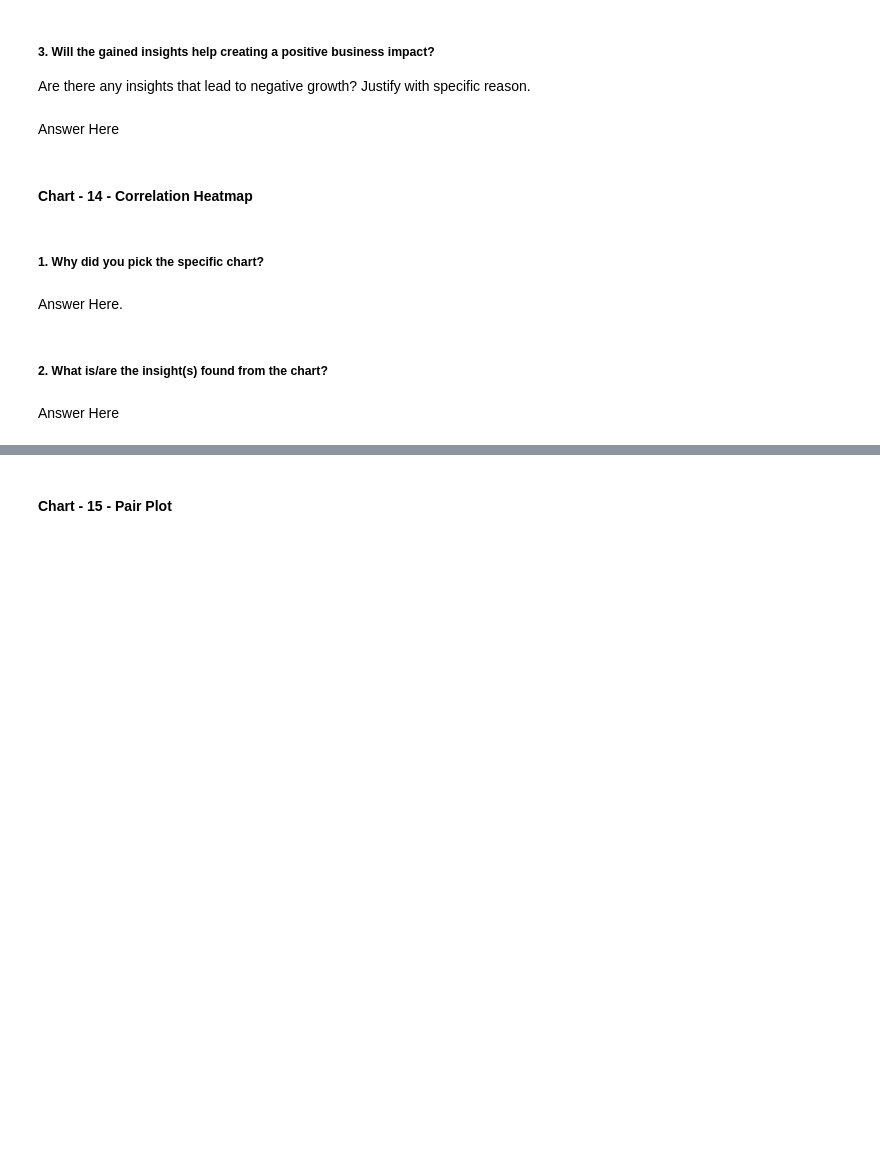
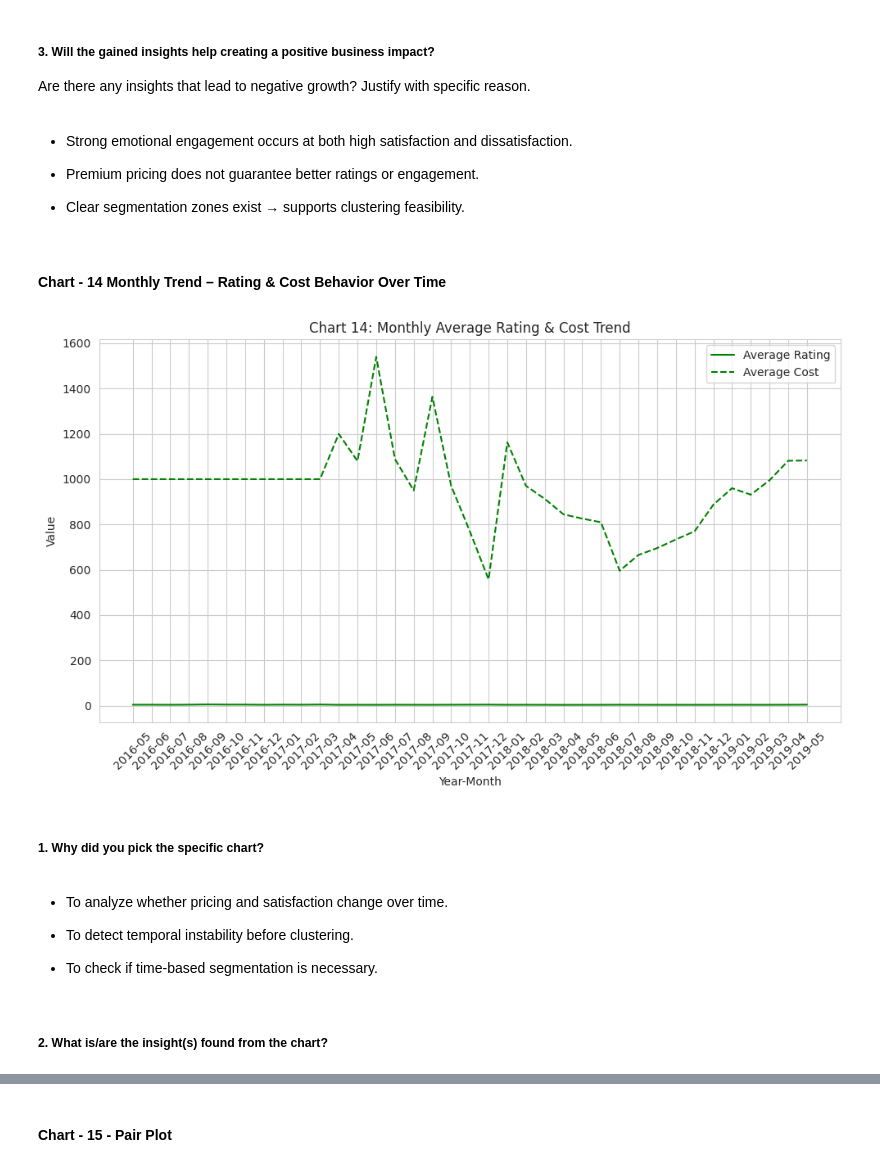
Before and after one commit to Sagarjain93/Machine-Learning-Portfolio, a Jupyter notebook: 03_ML_Practice/Zomato_Restaurant_Clustering/notebook/02_EDA.ipynb, the cells around one changed output, grey strips where cells are left out. Drawn from its saved outputs; the diff is of its cells as text; code cells hidden in the pictures; blank space fills up the shorter version.

```diff
--- a/03_ML_Practice/Zomato_Restaurant_Clustering/notebook/02_EDA.ipynb
+++ b/03_ML_Practice/Zomato_Restaurant_Clustering/notebook/02_EDA.ipynb
@@ -1724,7 +1755,3 @@ Answer Here
 # %% [markdown]
 ##### 3. Will the gained insights help creating a positive business impact?
 Are there any insights that lead to negative growth? Justify with specific reason.
-# %% [markdown]
-Answer Here
-# %% [markdown]
-#### Chart - 14 - Correlation Heatmap
@@ -1733,8 +1758,52 @@ Answer Here
+# %% [markdown]
+*  Strong emotional engagement occurs at both high satisfaction and dissatisfaction.
+
+*  Premium pricing does not guarantee better ratings or engagement.
+
+*  Clear segmentation zones exist → supports clustering feasibility.
+# %% [markdown]
+#### **Chart - 14 Monthly Trend – Rating & Cost Behavior Over Time**
+# %%
+# ==========================================
+# Chart 14: Monthly Average Rating & Cost Trend
+# ==========================================
+
+monthly_trend = merged_df.groupby('year_month').agg({
+    'rating': 'mean',
+    'cost': 'mean'
+}).reset_index()
+
+plt.figure(figsize=(10,6))
+
+plt.plot(monthly_trend['year_month'].astype(str),
+         monthly_trend['rating'],
+         color='green',
+         label='Average Rating')
+
+plt.plot(monthly_trend['year_month'].astype(str),
+         monthly_trend['cost'],
+         color='green',
+         linestyle='--',
+         label='Average Cost')
+
+plt.xticks(rotation=45)
+
+plt.title("Chart 14: Monthly Average Rating & Cost Trend")
+plt.xlabel("Year-Month")
+plt.ylabel("Value")
+
+plt.legend()
+plt.tight_layout()
+plt.show()
+# %% [output]
+[figure, added]
 # %% [markdown]
 ##### 1. Why did you pick the specific chart?
-# %% [markdown]
-Answer Here.
+# %% [markdown]
+*  To analyze whether pricing and satisfaction change over time.
+
+*  To detect temporal instability before clustering.
+
+*  To check if time-based segmentation is necessary.
 # %% [markdown]
 ##### 2. What is/are the insight(s) found from the chart?
-# %% [markdown]
-Answer Here
```
Also changed, not shown: parts of 18 cells of this notebook.
